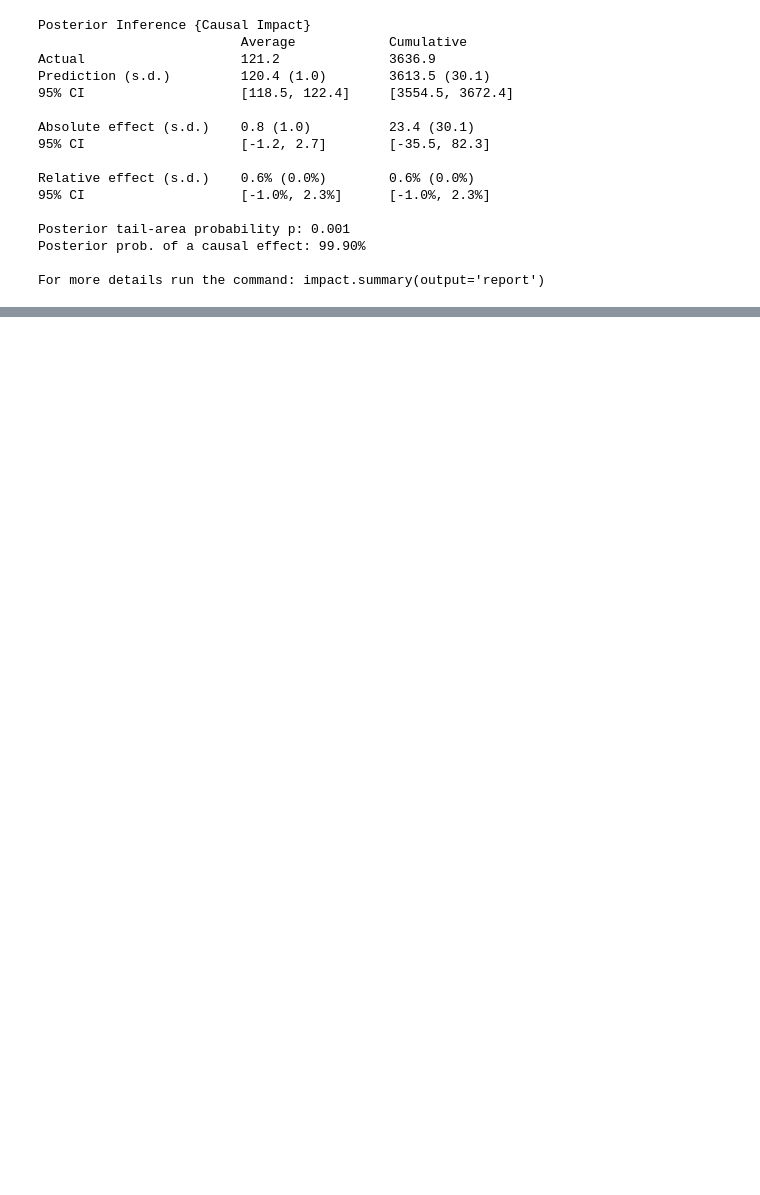
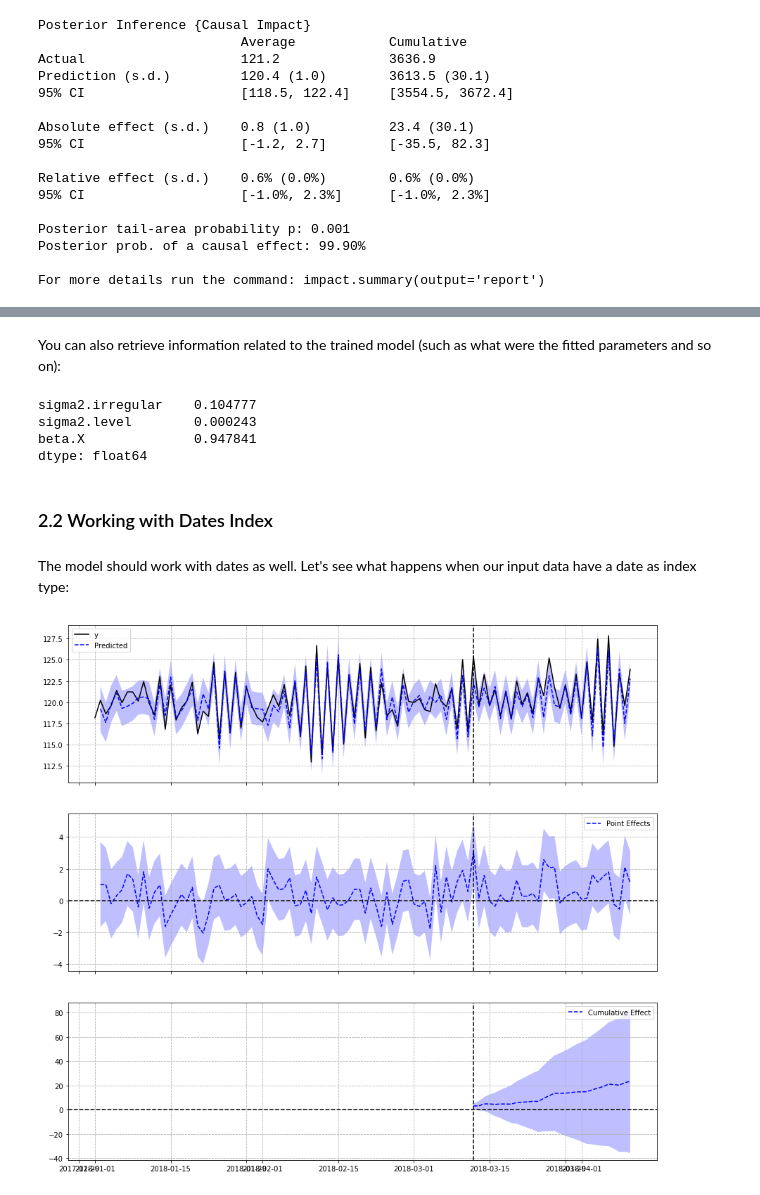
Before and after one commit to josef-pkt/causalimpact, a Jupyter notebook: examples/getting_started.ipynb, the cells around one changed output, grey strips where cells are left out. Drawn from its saved outputs; the diff is of its cells as text; code cells hidden in the pictures; blank space fills up the shorter version.

```diff
--- a/examples/getting_started.ipynb
+++ b/examples/getting_started.ipynb
@@ -82,0 +130,25 @@ For more details run the command: impact.summary(output='report')
+# %% [markdown]
+You can also retrieve information related to the trained model (such as what were the fitted parameters and so on):
+# %%
+ci.trained_model.params
+# %% [output]
+sigma2.irregular    0.104777
+sigma2.level        0.000243
+beta.X              0.947841
+dtype: float64
+# %% [markdown]
+### 2.2 Working with Dates Index
+# %% [markdown]
+The model should work with dates as well. Let's see what happens when our input data have a date as index type:
+# %%
+dated_data = data.set_index(pd.date_range(start='20180101', periods=len(data)))
+
+pre_period = ['20180101', '20180311']
+post_period = ['20180312', '20180410']
+
+figsize = (20, 6)
+ci = CausalImpact(dated_data, pre_period, post_period)
+# %%
+ci.plot(figsize=(15, 14))
+# %% [output]
+[figure, added]
```
Also changed, not shown: parts of 43 cells of this notebook, 5 other files.
